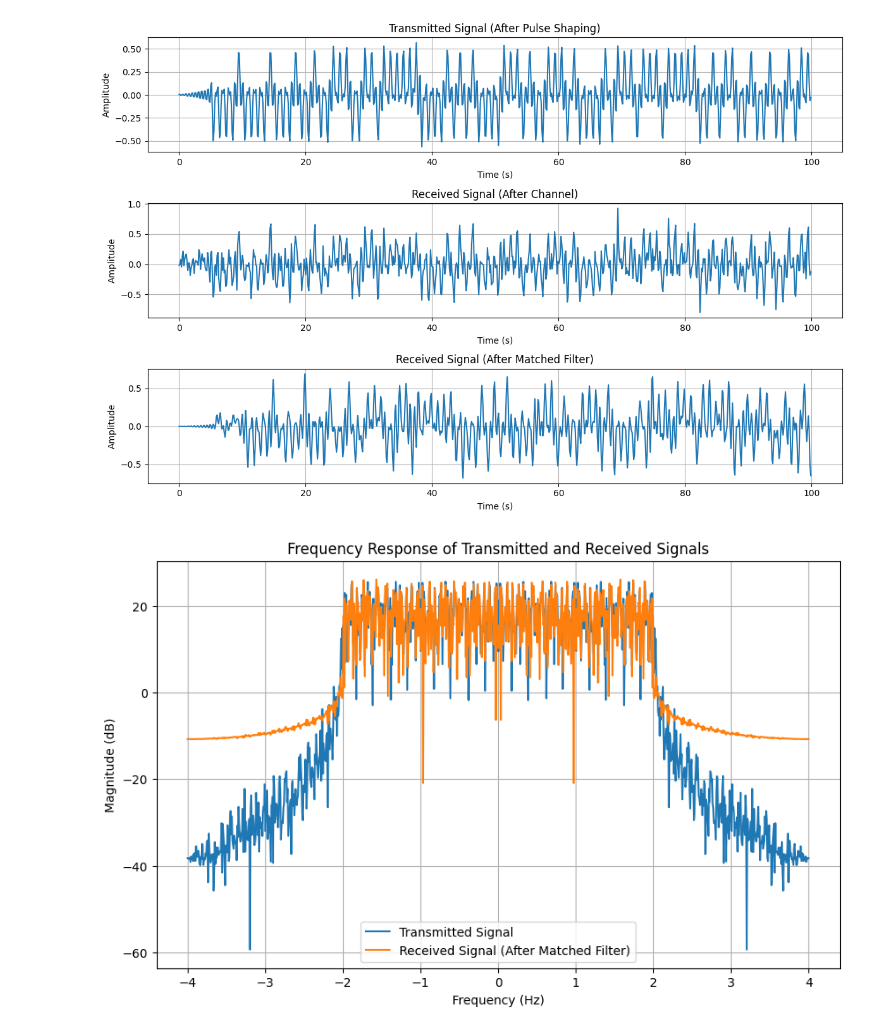
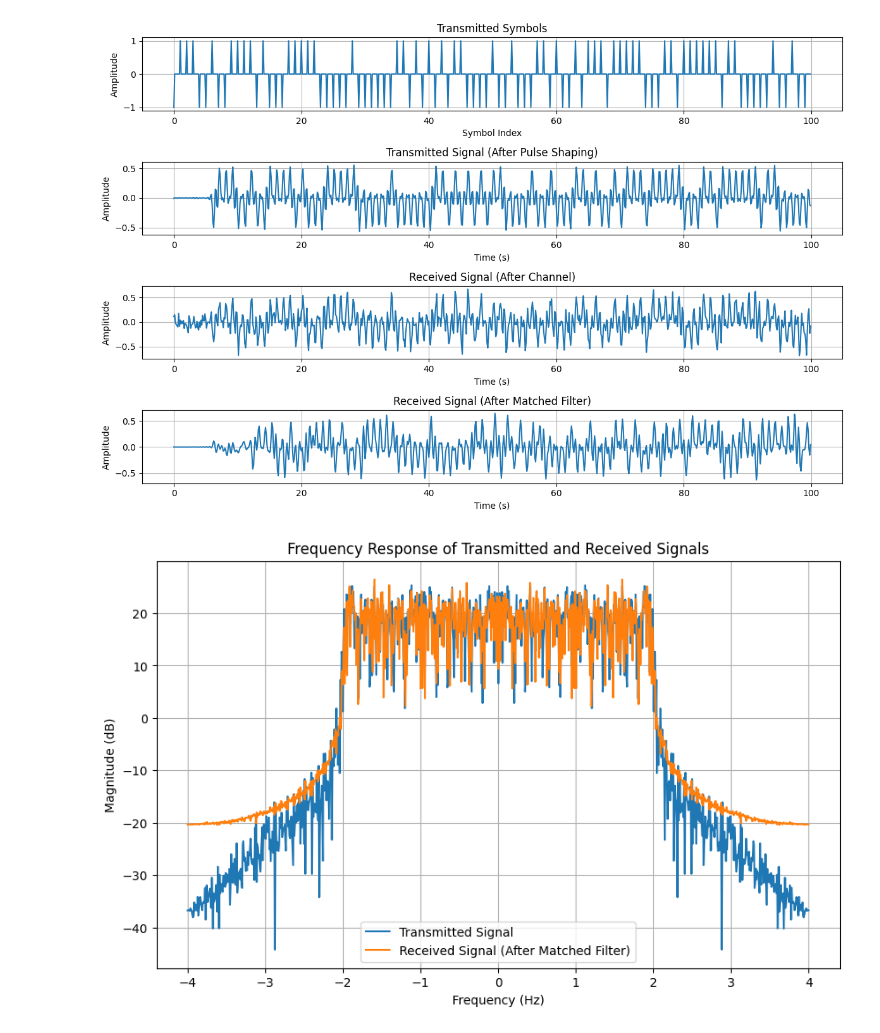
Before and after one commit to yewentai/Auto-Encoder-in-SIMO-System, a Jupyter notebook: pyfftrrc.ipynb, the cells around one changed output. Cells and saved outputs as stored; diff of their text form; code cells hidden in the pictures.

```diff
--- a/pyfftrrc.ipynb
+++ b/pyfftrrc.ipynb
@@ -39,20 +1,18 @@ plt.show()
 # %%
 import numpy as np
 import matplotlib.pyplot as plt
-from scipy.signal import fir_filter_design as design, lfilter
+from scipy.signal import firwin, lfilter
 from scipy.fftpack import fft, fftshift
 
 # Default parameters
 samp_rate = 8.0  # Sample rate (oversampling factor)
 symbol_rate = 1.0  # Symbol rate
 alpha = 0.35  # Roll-off factor
-num_taps = int(11 * samp_rate)  # Number of taps
-fft_size = 1024
+num_taps = int(1e2)  # Number of taps
+fft_size = 1024  # FFT size
 
 # Generate the Root Raised Cosine Filter for pulse shaping and matched filtering
-taps = design.firwin(
-    num_taps, cutoff=symbol_rate / 2, window=("kaiser", alpha), scale=False
-)
+taps = firwin(num_taps, cutoff=symbol_rate / 2, window=("kaiser", alpha), scale=False)
 
 # Generate a random BPSK signal (1 symbol per sample)
 num_symbols = 100
@@ -78,48 +38,55 @@ time_axis = np.arange(0, len(rx_signal)) / samp_rate
 
 plt.figure(figsize=(12, 8))
 
-plt.subplot(3, 1, 1)
+plt.subplot(4, 1, 1)
+plt.plot(time_axis, upsampled_symbols)
+plt.title("Transmitted Symbols")
+plt.xlabel("Symbol Index")
+plt.ylabel("Amplitude")
+plt.grid(True)
+
+plt.subplot(4, 1, 2)
 plt.plot(time_axis, tx_signal)
 plt.title("Transmitted Signal (After Pulse Shaping)")
 plt.xlabel("Time (s)")
 plt.ylabel("Amplitude")
 plt.grid(True)
 
-plt.subplot(3, 1, 2)
+plt.subplot(4, 1, 3)
 plt.plot(time_axis, rx_signal)
 plt.title("Received Signal (After Channel)")
 plt.xlabel("Time (s)")
 plt.ylabel("Amplitude")
 plt.grid(True)
 
-plt.subplot(3, 1, 3)
+plt.subplot(4, 1, 4)
 plt.plot(time_axis, rx_filtered)
 plt.title("Received Signal (After Matched Filter)")
 plt.xlabel("Time (s)")
 plt.ylabel("Amplitude")
 plt.grid(True)
 
 plt.tight_layout()
 plt.show()
 
 # FFT of the transmitted and received signals
 tx_signal_fft = fftshift(fft(tx_signal, fft_size))
 rx_signal_fft = fftshift(fft(rx_filtered, fft_size))
 freq_axis = np.linspace(-samp_rate / 2, samp_rate / 2, fft_size)
 
 plt.figure(figsize=(10, 6))
 plt.plot(freq_axis, 20 * np.log10(np.abs(tx_signal_fft)), label="Transmitted Signal")
 plt.plot(
     freq_axis,
     20 * np.log10(np.abs(rx_signal_fft)),
     label="Received Signal (After Matched Filter)",
 )
 plt.title("Frequency Response of Transmitted and Received Signals")
 plt.xlabel("Frequency (Hz)")
 plt.ylabel("Magnitude (dB)")
 plt.legend()
 plt.grid(True)
 plt.show()
 # %% [output]
-[figure, old version]
+[figure, new version]
-[figure, old version]
+[figure, new version]
```
Also changed, not shown: parts of 1 cell of this notebook, 5 other files.
